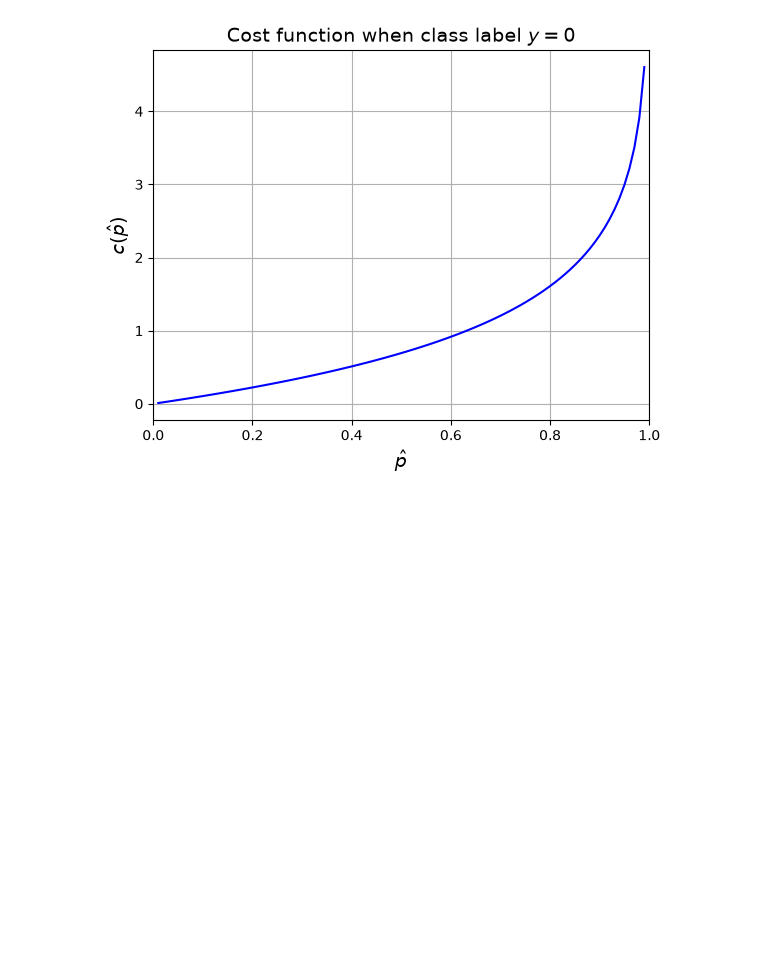
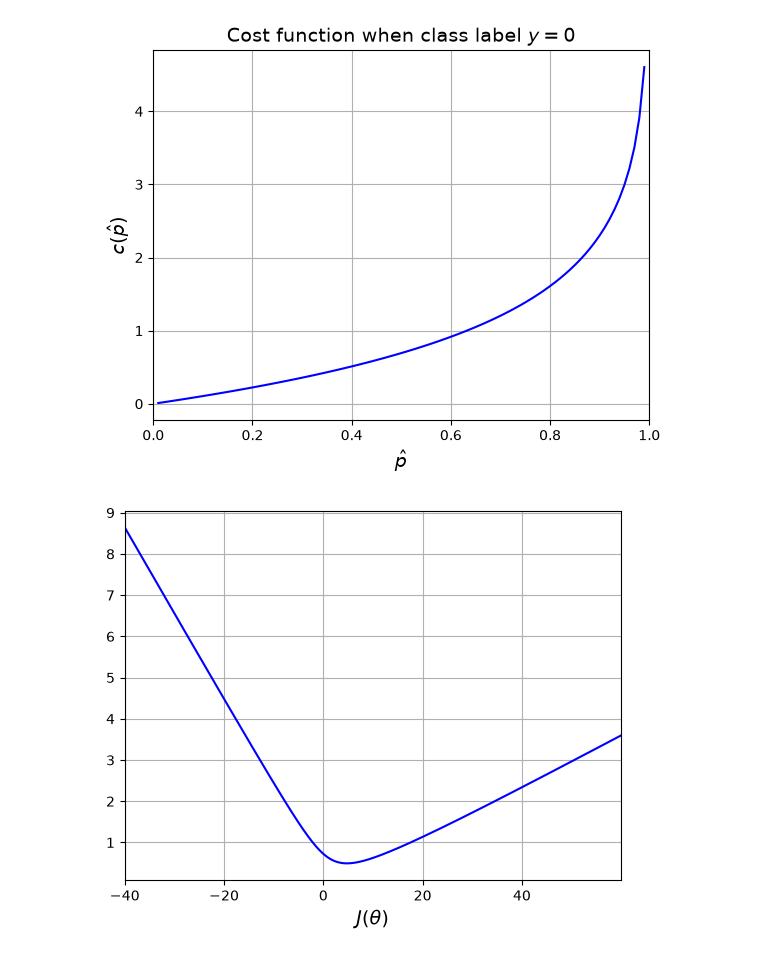
Before and after one commit to Cesarsith25/Unimodelo_IA, a Jupyter notebook: 06_Logistic_Regression.ipynb, the cells around one changed output. Saved outputs shown, nothing was run; the diff lists cells and outputs as text; code cells hidden in the pictures; blank space fills up the shorter version.

```diff
--- a/06_Logistic_Regression.ipynb
+++ b/06_Logistic_Regression.ipynb
@@ -70,3 +70,20 @@ plt.grid(True)
 plt.show()
 # %% [output]
 [figure]
+# %%
+m = X.size
+theta1 = np.arange(-40, 60, 0.1)
+h = np.array([-0.5 + theta*X for theta in theta1])
+h = sigmoid(h)
+#J = (1/m)*((h-y)**2).sum(axis=1)
+J = -(1/m)*(y*np.log(h) + (1-y)*np.log(1-h)).sum(axis=1)
+
+
+plt.xlabel(r'$\theta$')
+plt.xlabel(r'$J(\theta)$')
+plt.plot(theta1, J, 'b-')
+plt.xlim(theta1.min(), theta1.max())
+plt.grid(True)
+plt.show()
+# %% [output]
+[figure, added]
```
Also changed, not shown: parts of 21 cells of this notebook, 6 other files.
